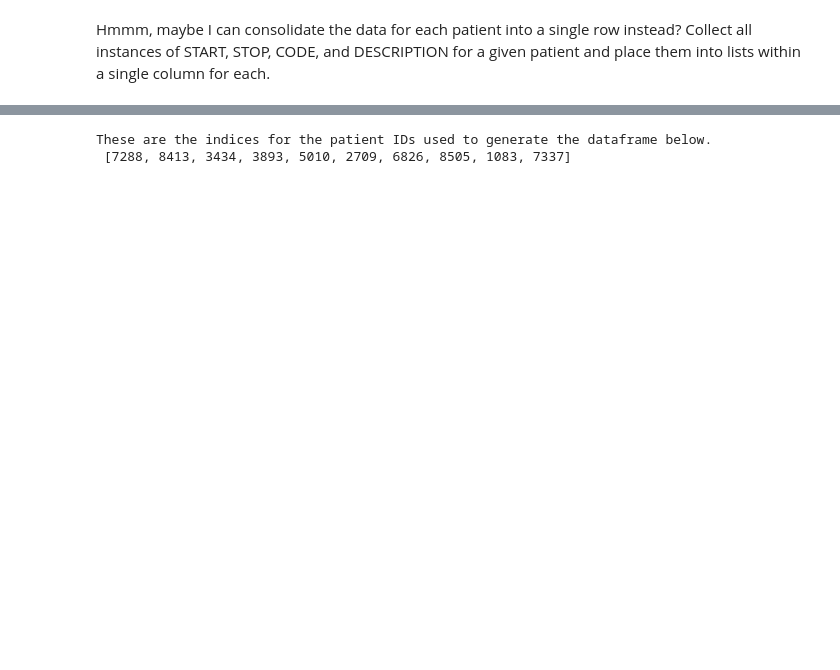
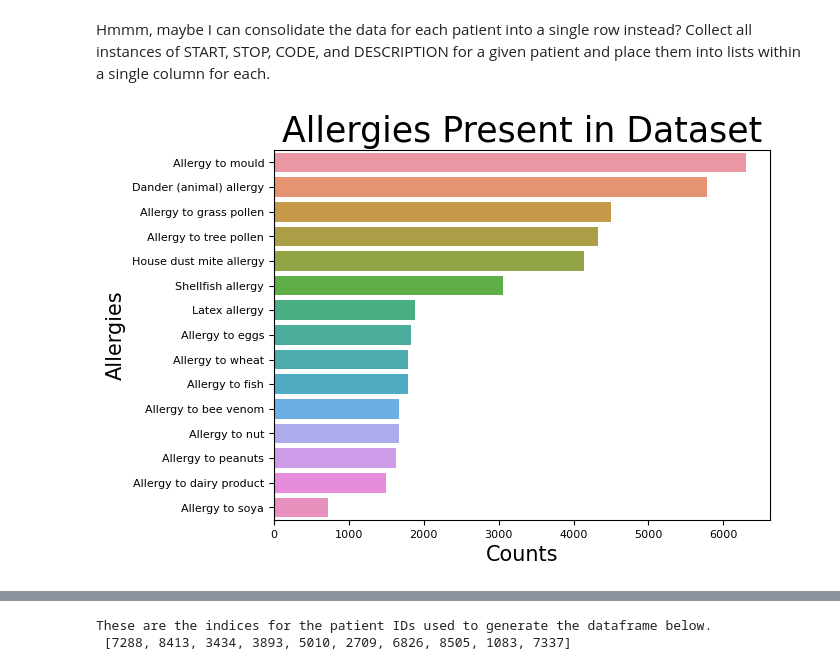
Before and after one commit to victormurcia/CTS_Test, a Jupyter notebook: Parser Development.ipynb, the cells around one changed output, grey strips where cells are left out. Cells and saved outputs as stored; diff of their text form; code cells hidden in the pictures; blank space fills up the shorter version.

```diff
--- a/Parser Development.ipynb
+++ b/Parser Development.ipynb
@@ -230,5 +256,16 @@ patient_df
 # %% [markdown]
 Hmmm, maybe I can consolidate the data for each patient into a single row instead? Collect all instances of START, STOP, CODE, and DESCRIPTION for a given patient and place them into lists within a single column for each.
+# %%
+#Visualize allergy distribution
+b = sns.countplot(data=df_allergies,y='DESCRIPTION',
+                  order = df_allergies['DESCRIPTION'].value_counts().index)
+b.axes.set_title("Allergies Present in Dataset",fontsize=25)
+b.set_xlabel("Counts",fontsize=15)
+b.set_ylabel("Allergies",fontsize=15)
+b.tick_params(labelsize=8)
+plt.show()
+# %% [output]
+[figure, added]
 # %%
 df_careplans
 # %% [output]
```
Also changed, not shown: parts of 87 cells of this notebook.
